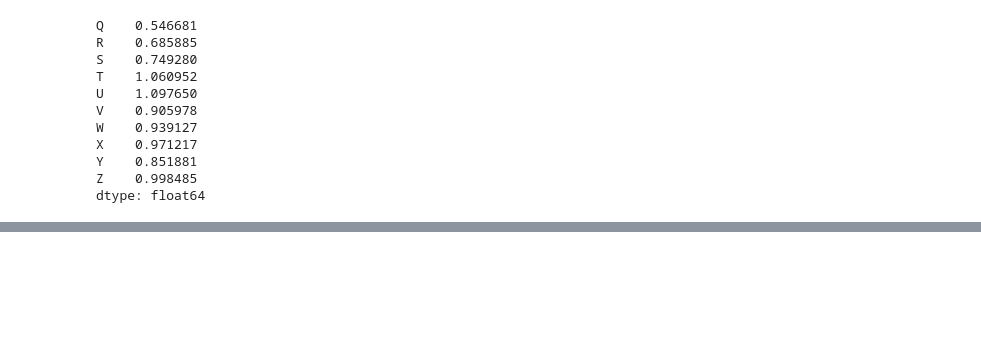
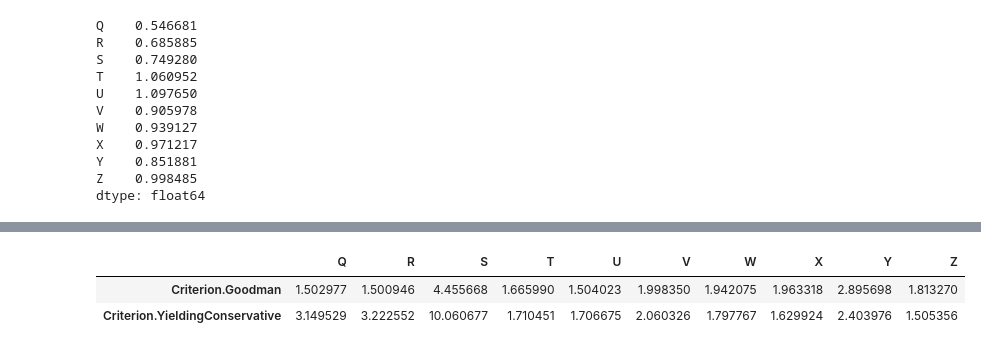
Before and after one commit to iHoonter/Machine-Design-Project-Code, a Jupyter notebook: Project.ipynb, the cells around one changed output, grey strips where cells are left out. Saved outputs shown, nothing was run; the diff lists cells and outputs as text; code cells hidden in the pictures; blank space fills up the shorter version.

```diff
--- a/Project.ipynb
+++ b/Project.ipynb
@@ -842,0 +887,4 @@ print(f'K >= 1.1J? {input_diameters['K'] >= 1.1*input_diameters['J']}')
+# %%
+output_diameters['D_o2'] = 1.1 * output_diameters['D_o5']
+
+print(f"D_02 = {output_diameters['D_o2']}")
@@ -842,0 +1011,7 @@ print(f'K >= 1.1J? {input_diameters['K'] >= 1.1*input_diameters['J']}')
+# %%
+output_safety_factor_calculator.solveUsing([sd.Criterion.Goodman, sd.Criterion.YieldingConservative])
+display(output_safety_factor_calculator.table)
+# %% [output]
+|  | Q | R | S | T | U | V | W | X | Y | Z |
+| Criterion.Goodman | 1.502977 | 1.500946 | 4.455668 | 1.665990 | 1.504023 | 1.998350 | 1.942075 | 1.963318 | 2.895698 | 1.813270 |
+| Criterion.YieldingConservative | 3.149529 | 3.222552 | 10.060677 | 1.710451 | 1.706675 | 2.060326 | 1.797767 | 1.629924 | 2.403976 | 1.505356 |
```
Also changed, not shown: parts of 9 cells of this notebook, 2 other files.
